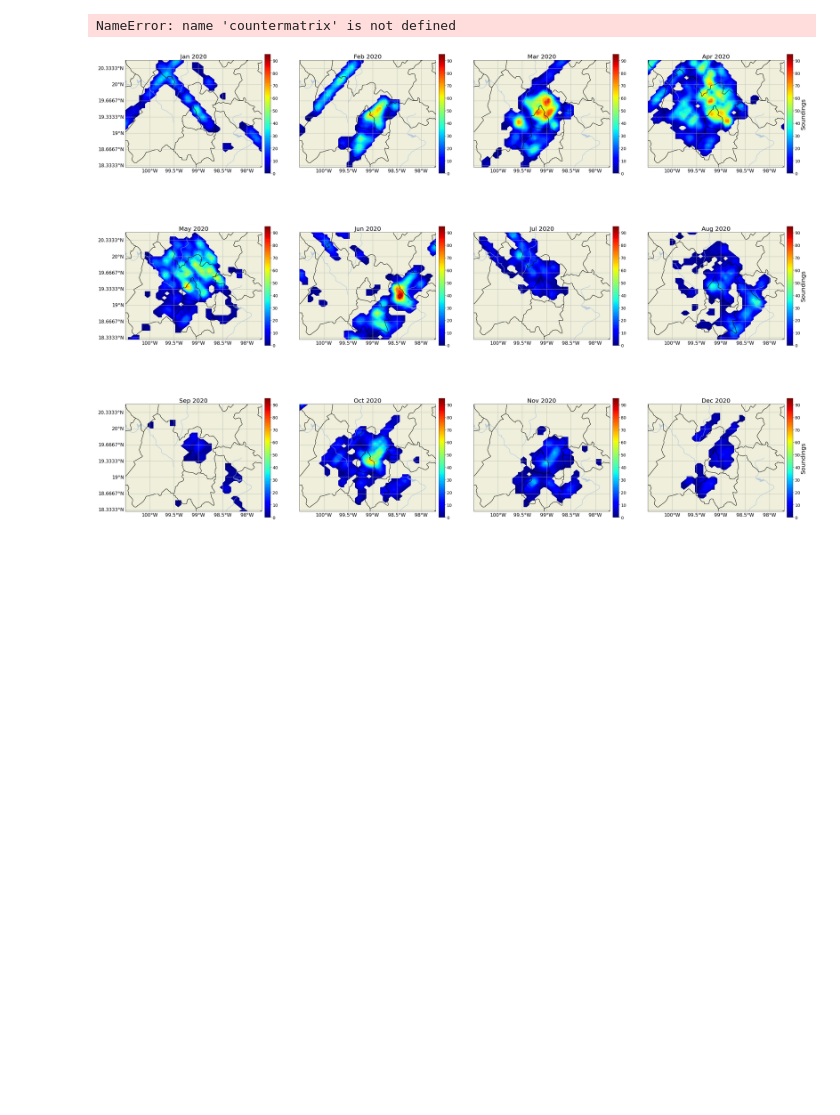
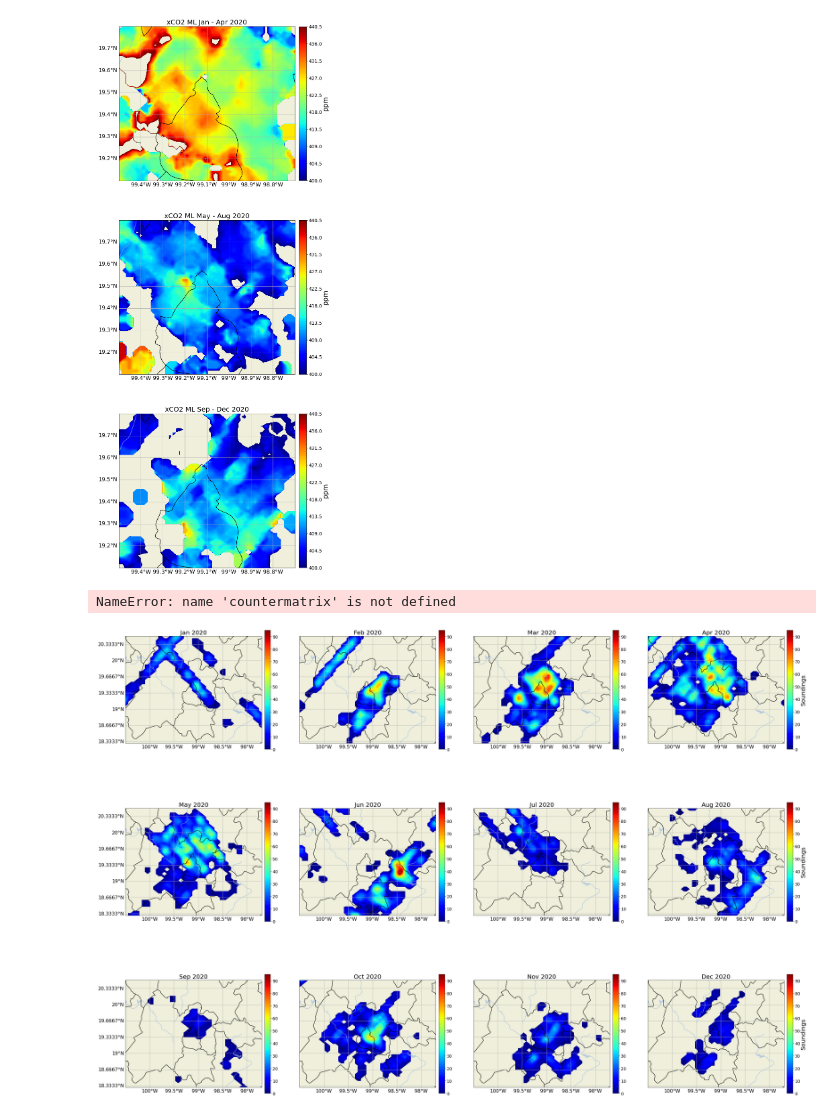
Before and after one commit to mixtli-c/cca-jupyter, a Jupyter notebook: mapper_avg.ipynb, the cells around one changed output. Drawn from its saved outputs; the diff is of its cells as text; code cells hidden in the pictures; blank space fills up the shorter version.

```diff
--- a/mapper_avg.ipynb
+++ b/mapper_avg.ipynb
@@ -170,6 +170,25 @@ mdiff = matrix2 - matrixc
 stddiff = stdmat2 - stdmatc
 errdiff = errmat2 - errmatc
 #np.save('matrixDelta0605',matrix)
+# %%
+datemin = datetime.datetime(2020,1,1,0,0,0)
+datemax = datetime.datetime(2020,4,30,23,59,59)
+tmin=(datemin-to).total_seconds()
+tmax=(datemax-to).total_seconds()
+tmt0 = datemin.strftime("%b") + ' - ' + datemax.strftime("%b") + " "
+matrixc,stdmatc,errmatc=mpf.matrixforinterval(tmin,tmax,datac,lats,lons,name,footprintradio)
+datemin = datetime.datetime(2020,5,1,0,0,0)
+datemax = datetime.datetime(2020,8,31,23,59,59)
+tmin=(datemin-to).total_seconds()
+tmax=(datemax-to).total_seconds()
+tmt1 = datemin.strftime("%b") + ' - ' + datemax.strftime("%b") + " "
+matrixc1,stdmatc1,errmatc1=mpf.matrixforinterval(tmin,tmax,datac,lats,lons,name,footprintradio)
+datemin = datetime.datetime(2020,9,1,0,0,0)
+datemax = datetime.datetime(2020,12,31,23,59,59)
+tmin=(datemin-to).total_seconds()
+tmax=(datemax-to).total_seconds()
+tmt2 = datemin.strftime("%b") + ' - ' + datemax.strftime("%b") + " "
+matrixc2,stdmatc2,errmatc2=mpf.matrixforinterval(tmin,tmax,datac,lats,lons,name,footprintradio)
 # %%
 filtermatrix1 = psurfmat
 filtervalue1 = 639.25
@@ -189,39 +208,41 @@ errmatcf=np.where(filtermatrix3>filtervalue3,errmatc,np.nan)
 # %%
 tyr= datemin.strftime("%Y")
 if datemin.strftime("%b") == datemax.strftime("%b"):
     tmt= datemin.strftime("%b") + " "
 else:
     tmt = datemin.strftime("%b") + ' - ' + datemax.strftime("%b") + " "
 tdy=''
 mldxco2 = 'P_surf_Avg '
-title1 = 'xCO2 ' + tmt + tdy + tyr
-title2 = 'xCO2 ML ' + tmt + tdy + tyr
-title3 = 'xCO2 ML ' + mldxco2 + tmt + tdy + tyr
+title1 = 'xCO2 ML ' + tmt0 + tdy + tyr
+title2 = 'xCO2 ML ' + tmt1 + tdy + tyr
+title3 = 'xCO2 ML ' + tmt2 + tdy + tyr
+title8 = 'Std Dev ' + tmt + tdy + tyr
 title4 = 'Std Dev ' + tmt + tdy + tyr
-title5 = 'Std Dev ' + tmt + tdy + tyr
-title6 = 'Std Dev ' + mldxco2 + tmt + tdy + tyr
-title7 = 'Std Error ' + tmt + tdy + tyr
-title8 = 'Std Error ' + tmt + tdy + tyr
+title7 = 'Std Dev ' + mldxco2 + tmt + tdy + tyr
+title5 = 'Std Error ' + tmt + tdy + tyr
+title6 = 'Std Error ' + tmt + tdy + tyr
 title9 = 'Std Error ' + mldxco2 + tmt + tdy + tyr
 
-lvls1 = np.arange(408,420,.5)
-lvls2 = np.arange(400,450,1)
-lvls3 = np.arange(400,450,1)
+lvls1 = np.arange(400,441,.5)
+lvls2 = np.arange(400,441,.5)
+lvls3 = np.arange(400,441,.5)
+lvls8 = np.arange(0,31,1)
 lvls4 = np.arange(0,31,1)
-lvls5 = np.arange(0,31,1)
-lvls6 = np.arange(0,31,1)
-lvls7 = np.arange(0,15.5,0.5)
-lvls8 = np.arange(0,15.5,0.5)
+lvls7 = np.arange(0,31,1)
+lvls5 = np.arange(0,15.5,0.5)
+lvls6 = np.arange(0,15.5,0.5)
 lvls9 = np.arange(0,15.5,0.5)
 
 titles = [title1,title2,title3,title4,title5,title6,title7,title8,title9]
-matrices = [matrix2,matrixc,mdiff,stdmat2,stdmatc,stddiff,errmat2,errmatc,errdiff]
+matrices = [matrixc,matrixc1,matrixc2,stdmatc,errmat1,errmatc,errdiff,mdiff,stddiff]
 matricesf = [matrix1f,matrix2f,matrixcf,stdmat1f,stdmat2f,stdmatcf,errmat1f,errmat2f,errmatcf]
 lvls = [lvls1,lvls2,lvls3,lvls4,lvls5,lvls6,lvls7,lvls8,lvls9]
 
 
 # Creates the map
-mpf.mappernxm(latmin,latmax,lonmin,lonmax,lons,lats,rows,cols,titles,fontsize,ticksize,lvls,matricesf,figname,savefig,cbarname)
+mpf.mappernxm(latmin,latmax,lonmin,lonmax,lons,lats,rows,cols,titles,fontsize,ticksize,lvls,matrices,figname,savefig,cbarname)
+# %% [output]
+[figure, added]
 # %%
 months = np.arange(1,13)
 monthmats = []
```
Also changed, not shown: parts of 5 cells of this notebook, 4 other files.
